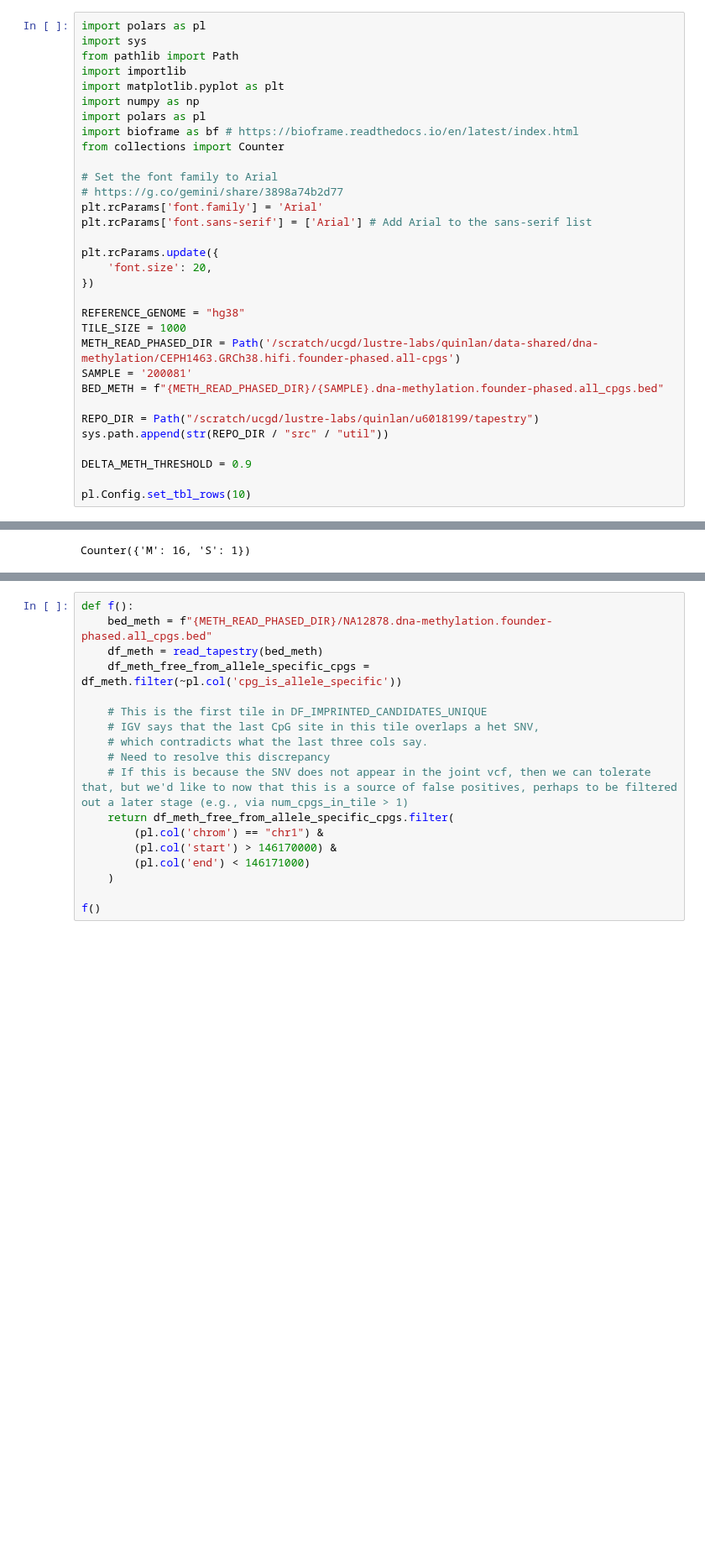
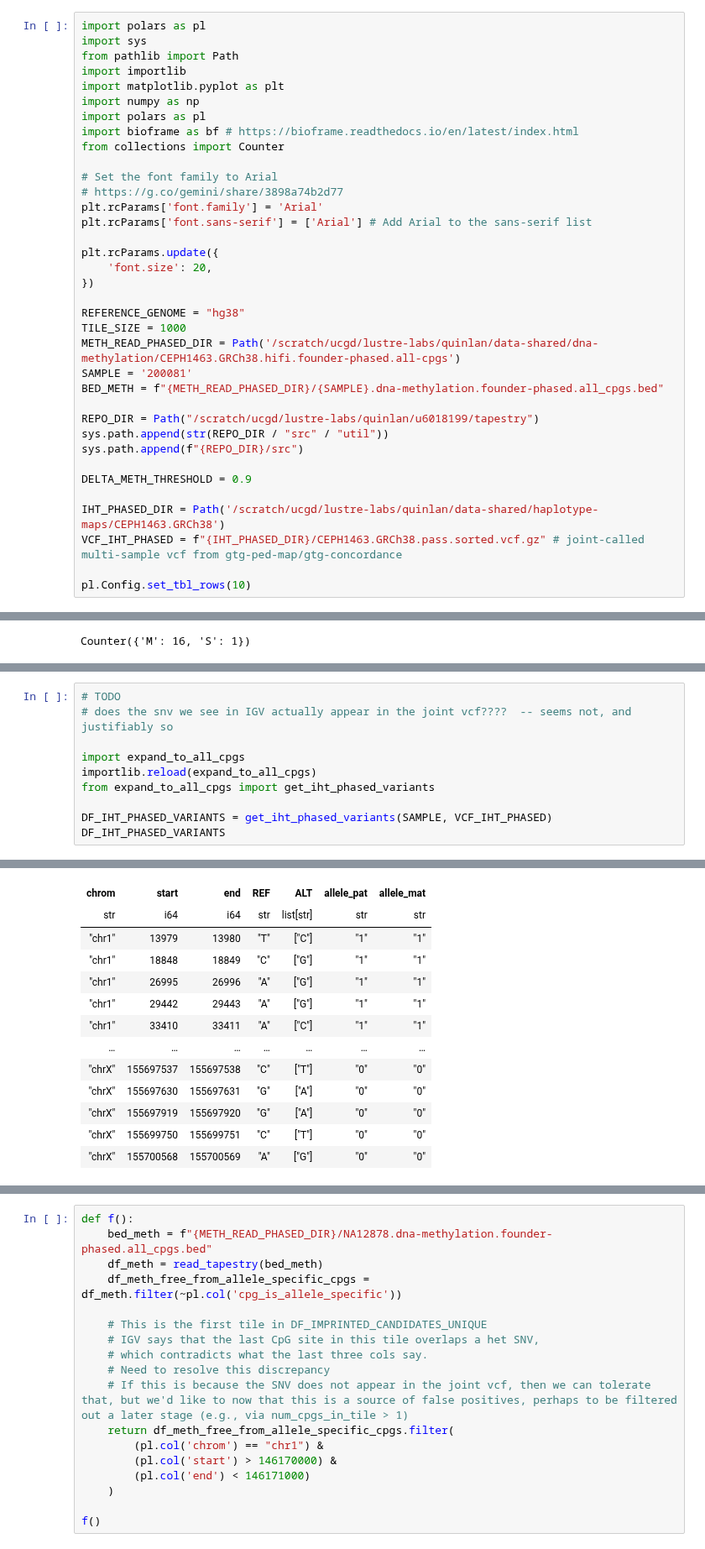
Before and after one commit to quinlan-lab/tapestry, a Jupyter notebook: analysis/imprinting.ipynb, the cells around one changed output, grey strips where cells are left out. Shown at 84% size. Saved outputs shown, nothing was run; the diff lists cells and outputs as text; blank space fills up the shorter version.

Commit message:
[v13] imprinting tutorial [strategy to resolve false-negative allele-specific cpgs]

```diff
--- a/analysis/imprinting.ipynb
+++ b/analysis/imprinting.ipynb
@@ -26,9 +26,13 @@ BED_METH = f"{METH_READ_PHASED_DIR}/{SAMPLE}.dna-methylation.founder-phased.all_
 
 REPO_DIR = Path("/scratch/ucgd/lustre-labs/quinlan/u6018199/tapestry")
 sys.path.append(str(REPO_DIR / "src" / "util"))
+sys.path.append(f"{REPO_DIR}/src")
 
 DELTA_METH_THRESHOLD = 0.9
 
+IHT_PHASED_DIR = Path('/scratch/ucgd/lustre-labs/quinlan/data-shared/haplotype-maps/CEPH1463.GRCh38')
+VCF_IHT_PHASED = f"{IHT_PHASED_DIR}/CEPH1463.GRCh38.pass.sorted.vcf.gz" # joint-called multi-sample vcf from gtg-ped-map/gtg-concordance
+
 pl.Config.set_tbl_rows(10)
 # %% [output]
 polars.config.Config
@@ -370,0 +400,11 @@ shape: (17, 17)
+# %%
+# TODO
+# does the snv we see in IGV actually appear in the joint vcf????  -- seems not, and justifiably so
+
+import expand_to_all_cpgs
+importlib.reload(expand_to_all_cpgs)
+from expand_to_all_cpgs import get_iht_phased_variants
+
+DF_IHT_PHASED_VARIANTS = get_iht_phased_variants(SAMPLE, VCF_IHT_PHASED)
+DF_IHT_PHASED_VARIANTS
+# %% [output]
@@ -371 +412,14 @@ shape: (17, 17)
+| chrom | start | end | REF | ALT | allele_pat | allele_mat |
+| str | i64 | i64 | str | list[str] | str | str |
+| "chr1" | 13979 | 13980 | "T" | ["C"] | "1" | "1" |
+| "chr1" | 18848 | 18849 | "C" | ["G"] | "1" | "1" |
+| "chr1" | 26995 | 26996 | "A" | ["G"] | "1" | "1" |
+| "chr1" | 29442 | 29443 | "A" | ["G"] | "1" | "1" |
+| "chr1" | 33410 | 33411 | "A" | ["C"] | "1" | "1" |
+| … | … | … | … | … | … | … |
+| "chrX" | 155697537 | 155697538 | "C" | ["T"] | "0" | "0" |
+| "chrX" | 155697630 | 155697631 | "G" | ["A"] | "0" | "0" |
+| "chrX" | 155697919 | 155697920 | "G" | ["A"] | "0" | "0" |
+| "chrX" | 155699750 | 155699751 | "C" | ["T"] | "0" | "0" |
+| "chrX" | 155700568 | 155700569 | "A" | ["G"] | "0" | "0" |
 # %%
```
Also changed, not shown: parts of 12 cells of this notebook.
